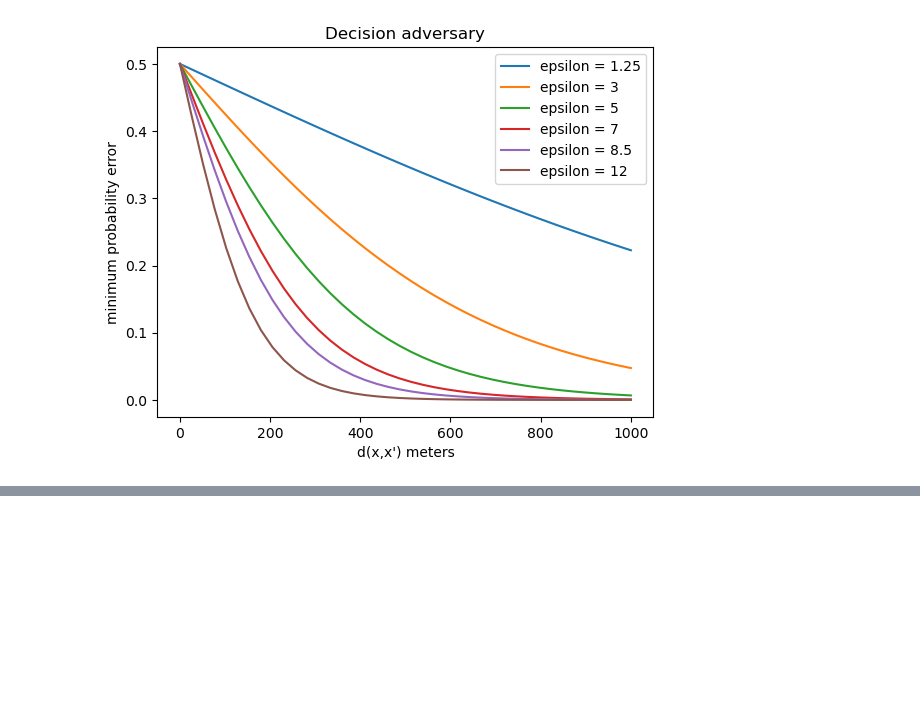
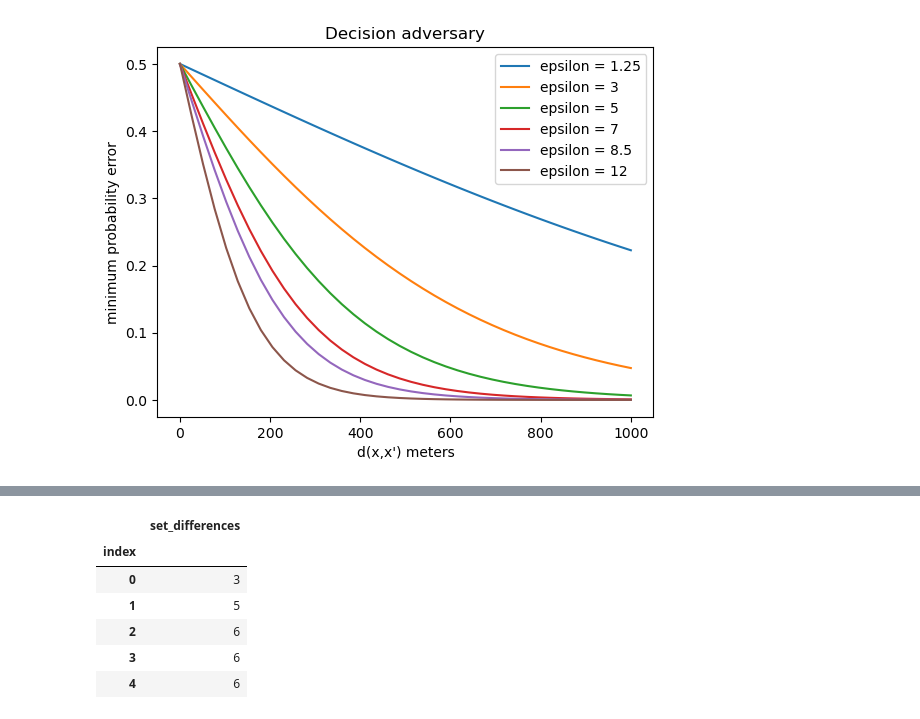
Before and after one commit to aybarsyazici/EPFL-CS523-Project-1, a Jupyter notebook: secretstroll/part2/privacy-evaluation.ipynb, the cells around one changed output, grey strips where cells are left out. Drawn from its saved outputs; the diff is of its cells as text; code cells hidden in the pictures; blank space fills up the shorter version.

```diff
--- a/secretstroll/part2/privacy-evaluation.ipynb
+++ b/secretstroll/part2/privacy-evaluation.ipynb
@@ -962,0 +1009,13 @@ plt.close()
+# %%
+# for each row find the number of elements in noisy_poi_set but not in actual_poi_set
+set_differences = runs.apply(lambda x: len(set(x['noisy_poi_set']) - set(x['actual_poi_set'])), axis=1).reset_index(name='set_differences')
+set_differences = set_differences.set_index('index')
+set_differences.head()
+# %% [output]
+|  | set_differences |
+| index |  |
+| 0 | 3 |
+| 1 | 5 |
+| 2 | 6 |
+| 3 | 6 |
+| 4 | 6 |
```
Also changed, not shown: parts of 6 cells of this notebook, 57 other files.
